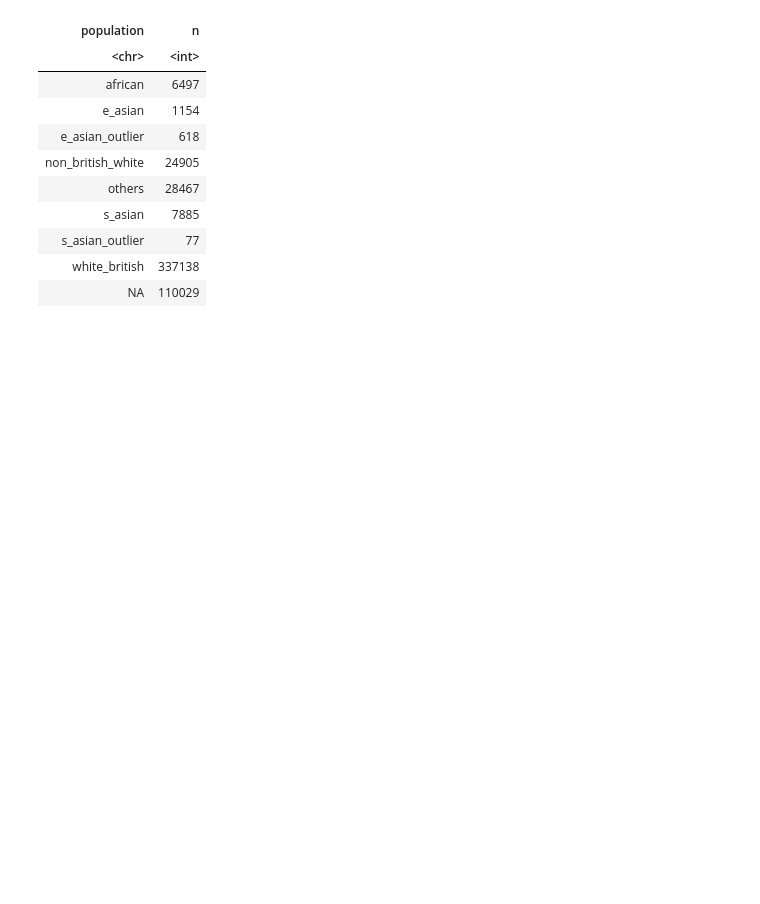
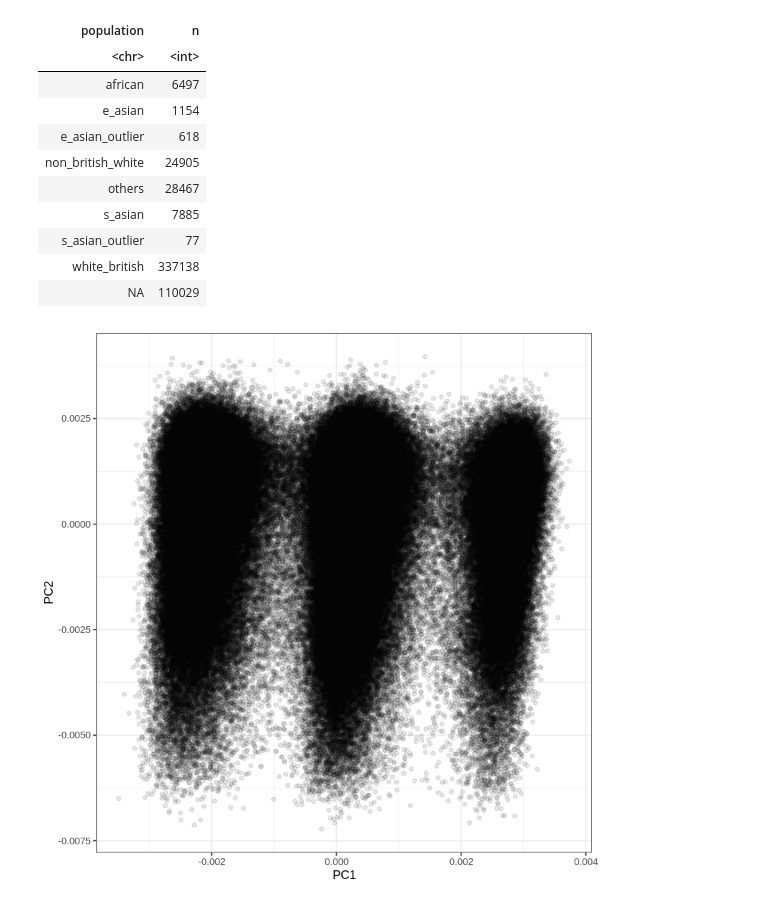
Before and after one commit to rivas-lab/ukbb-tools, a Jupyter notebook: 03_filtering/sample_qc_v3.2.2_local-PCs.ipynb, the cells around one changed output. Cells and saved outputs as stored; diff of their text form; code cells hidden in the pictures; blank space fills up the shorter version.

```diff
--- a/03_filtering/sample_qc_v3.2.2_local-PCs.ipynb
+++ b/03_filtering/sample_qc_v3.2.2_local-PCs.ipynb
@@ -22,3 +22,15 @@ A tibble: 9 × 2
 | s_asian_outlier | 77 |
 | white_british | 337138 |
 | NA | 110029 |
+# %%
+p_WB <- df %>%
+drop_na(population) %>%
+filter(!str_detect(population, 'outlier')) %>%
+filter(population == 'white_british') %>%
+ggplot(aes(x=PC1, y=PC2)) +
+geom_point(alpha=.1) +
+theme_bw()
+# %%
+p_WB
+# %% [output]
+[figure, added]
```
Also changed, not shown: parts of 4 cells of this notebook, 11 other files.
